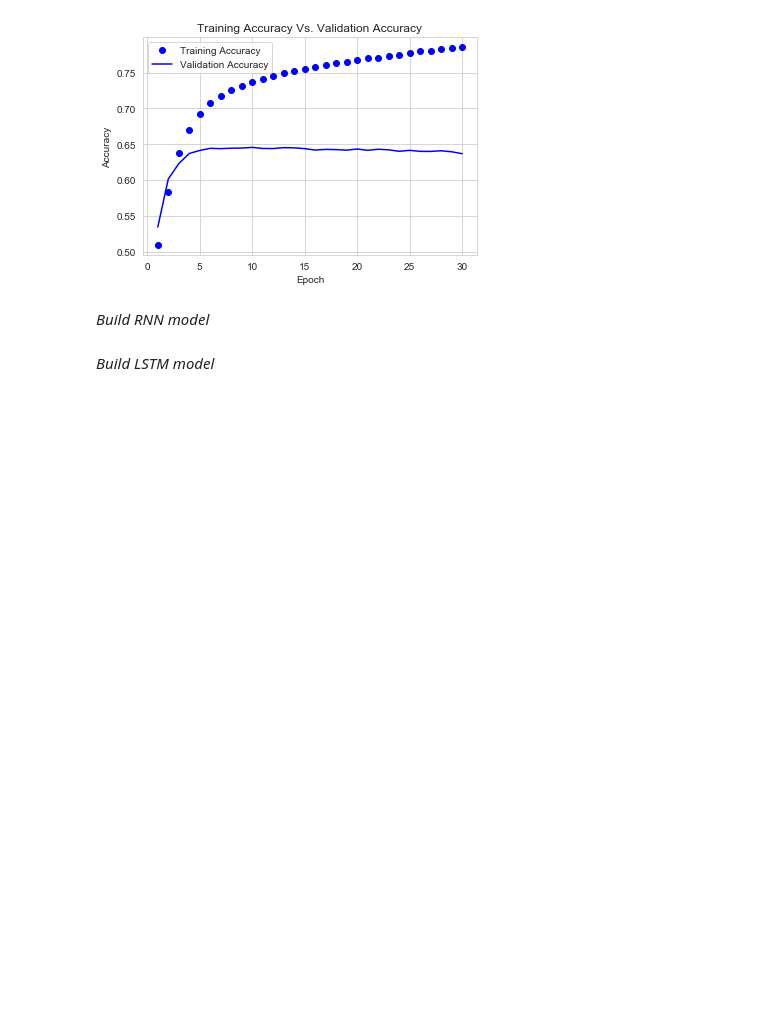
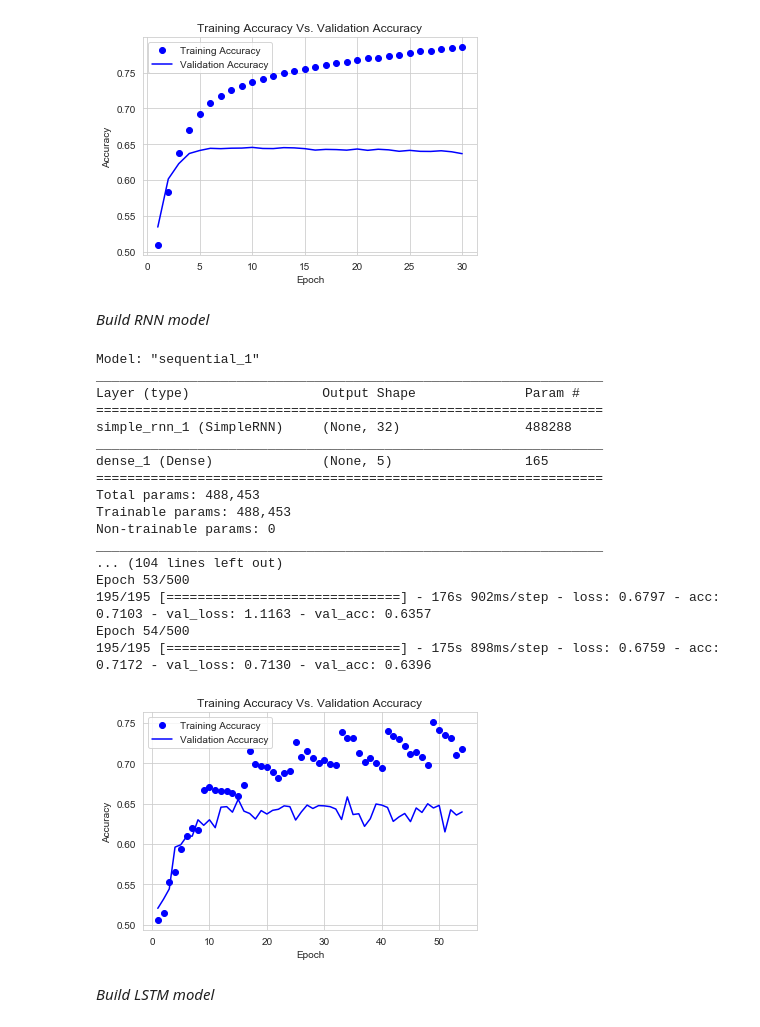
Before and after one commit to nt-ds/sentiment-analysis-on-movie-reviews, a Jupyter notebook: notebooks/03_models_normal_data.ipynb, the cells around one changed output. Drawn from its saved outputs; the diff is of its cells as text; code cells hidden in the pictures; blank space fills up the shorter version.

Commit message:
Build a simple RNN model on normal data

```diff
--- a/notebooks/03_models_normal_data.ipynb
+++ b/notebooks/03_models_normal_data.ipynb
@@ -116,5 +116,26 @@ Epoch 30/500
 [figure]
 # %% [markdown]
 _Build RNN model_
+# %%
+norm_RNN_model = model.build_RNN_model(train.Sentiment, "norm")
+# %% [output]
+Model: "sequential_1"
+_________________________________________________________________
+Layer (type)                 Output Shape              Param #
+=================================================================
+simple_rnn_1 (SimpleRNN)     (None, 32)                488288
+_________________________________________________________________
+dense_1 (Dense)              (None, 5)                 165
+=================================================================
+Total params: 488,453
+Trainable params: 488,453
+Non-trainable params: 0
+_________________________________________________________________
+... (104 lines left out)
+Epoch 53/500
+195/195 [==============================] - 176s 902ms/step - loss: 0.6797 - acc: 0.7103 - val_loss: 1.1163 - val_acc: 0.6357
+Epoch 54/500
+195/195 [==============================] - 175s 898ms/step - loss: 0.6759 - acc: 0.7172 - val_loss: 0.7130 - val_acc: 0.6396
+[figure, added]
 # %% [markdown]
 _Build LSTM model_
```
